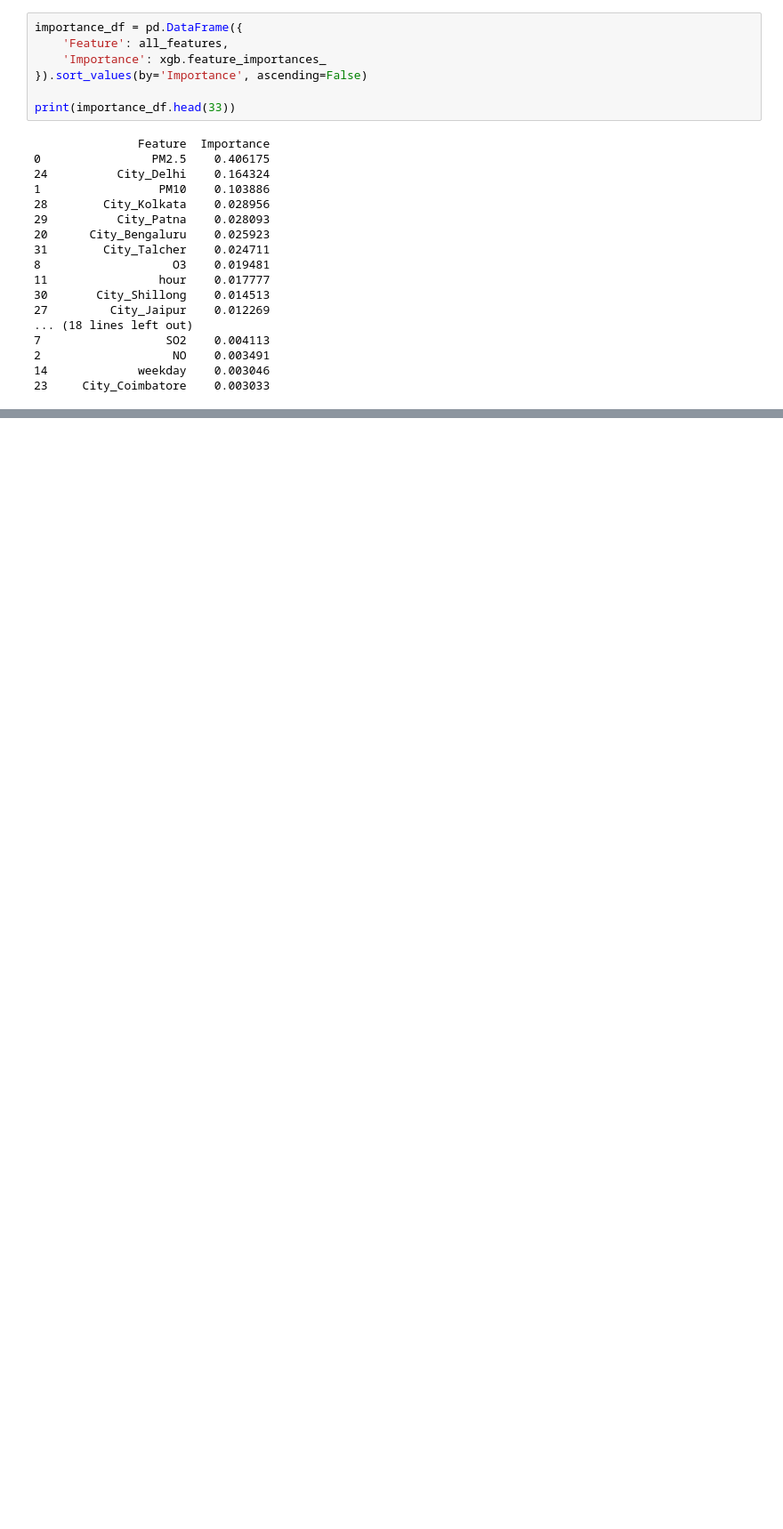
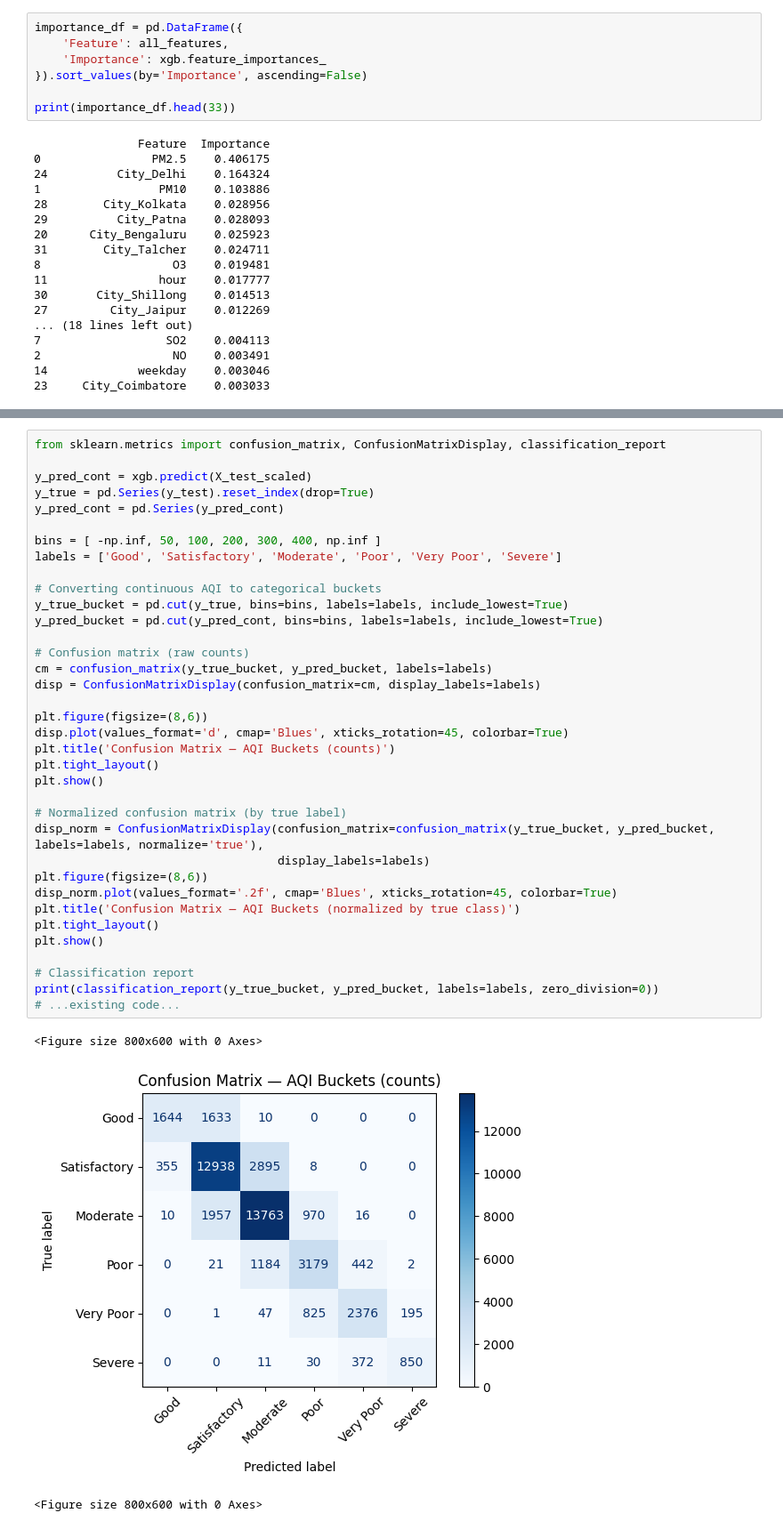
Before and after one commit to Gauraang05/AirAware-Air-Quality-Forecasting, a Jupyter notebook: Model.ipynb, the cells around one changed output, grey strips where cells are left out. Shown at 89% size. Cells and saved outputs as stored; diff of their text form; blank space fills up the shorter version.

```diff
--- a/Model.ipynb
+++ b/Model.ipynb
@@ -416,0 +440,40 @@ plt.show()
+# %%
+from sklearn.metrics import confusion_matrix, ConfusionMatrixDisplay, classification_report
+
+y_pred_cont = xgb.predict(X_test_scaled)
+y_true = pd.Series(y_test).reset_index(drop=True)
+y_pred_cont = pd.Series(y_pred_cont)
+
+bins = [ -np.inf, 50, 100, 200, 300, 400, np.inf ]
+labels = ['Good', 'Satisfactory', 'Moderate', 'Poor', 'Very Poor', 'Severe']
+
+# Converting continuous AQI to categorical buckets
+y_true_bucket = pd.cut(y_true, bins=bins, labels=labels, include_lowest=True)
+y_pred_bucket = pd.cut(y_pred_cont, bins=bins, labels=labels, include_lowest=True)
+
+# Confusion matrix (raw counts)
+cm = confusion_matrix(y_true_bucket, y_pred_bucket, labels=labels)
+disp = ConfusionMatrixDisplay(confusion_matrix=cm, display_labels=labels)
+
+plt.figure(figsize=(8,6))
+disp.plot(values_format='d', cmap='Blues', xticks_rotation=45, colorbar=True)
+plt.title('Confusion Matrix — AQI Buckets (counts)')
+plt.tight_layout()
+plt.show()
+
+# Normalized confusion matrix (by true label)
+disp_norm = ConfusionMatrixDisplay(confusion_matrix=confusion_matrix(y_true_bucket, y_pred_bucket, labels=labels, normalize='true'),
+                                   display_labels=labels)
+plt.figure(figsize=(8,6))
+disp_norm.plot(values_format='.2f', cmap='Blues', xticks_rotation=45, colorbar=True)
+plt.title('Confusion Matrix — AQI Buckets (normalized by true class)')
+plt.tight_layout()
+plt.show()
+
+# Classification report
+print(classification_report(y_true_bucket, y_pred_bucket, labels=labels, zero_division=0))
+# ...existing code...
+# %% [output]
+<Figure size 800x600 with 0 Axes>
+[figure, added]
+<Figure size 800x600 with 0 Axes>
```
Also changed, not shown: parts of 7 cells of this notebook, 4 other files.
